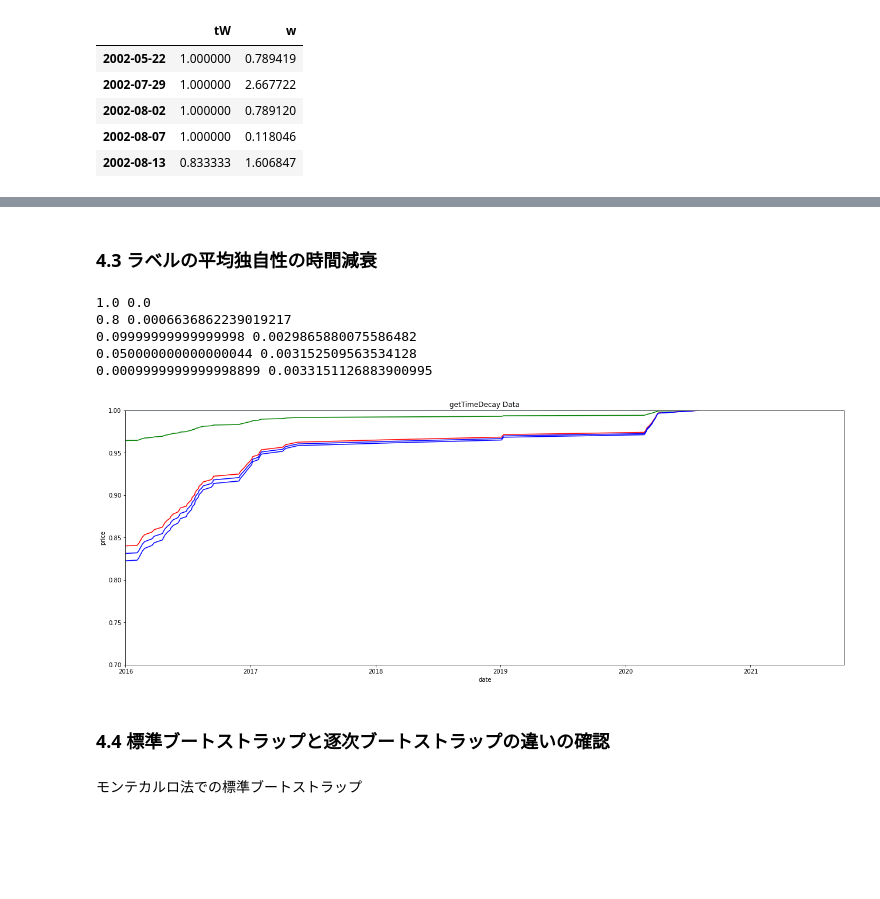
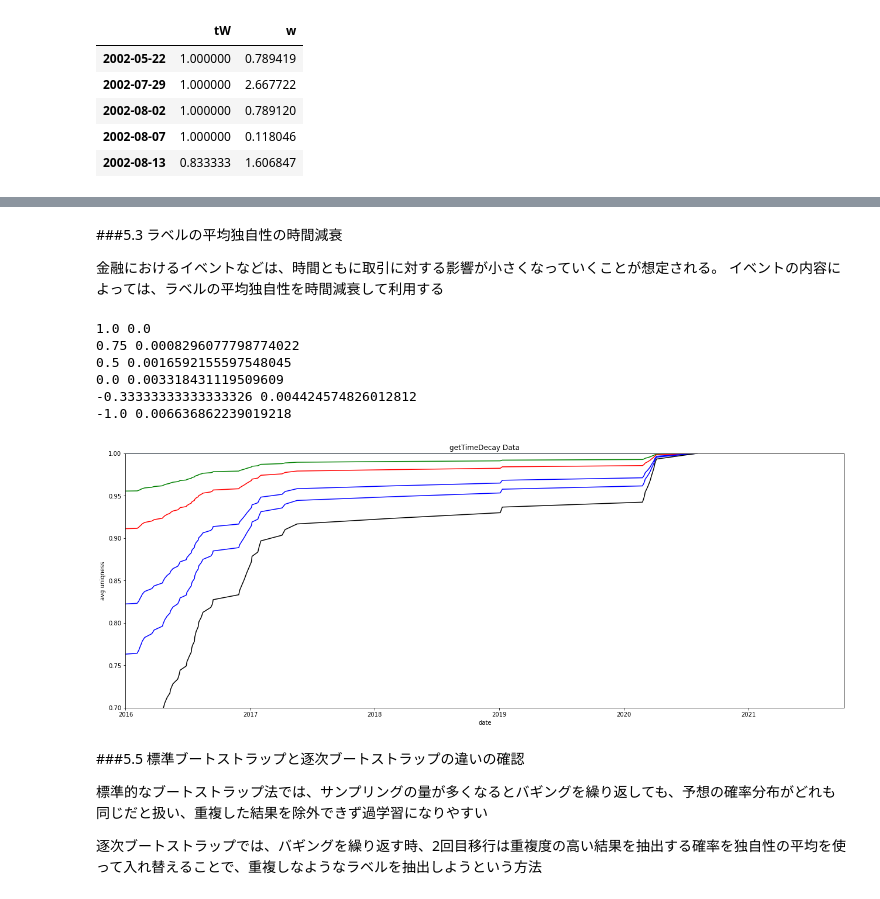
Before and after one commit to ktsuchida11/AIWorkshop202110, a Jupyter notebook: fin_ml_chapter4.ipynb, the cells around one changed output, grey strips where cells are left out. Cells and saved outputs as stored; diff of their text form; code cells hidden in the pictures; blank space fills up the shorter version.

```diff
--- a/fin_ml_chapter4.ipynb
+++ b/fin_ml_chapter4.ipynb
@@ -776,0 +794,22 @@ out.reset_index(drop=True).plot(subplots=True, alpha=0.5, ax=ax);
+# %%
+#fig, ax = plt.subplots(figsize=(9,6))
+#out.reset_index(drop=True).plot(subplots=True, alpha=0.5, ax=ax);
+#plt.show()
+
+# グラフ表示
+plt.rcParams["figure.figsize"] = figure_size
+plt.plot(out.index, out['tW'][:])
+plt.title("AVG Uniqness Label")
+plt.xlabel('date')
+plt.ylabel('uniqness')
+
+plt.show()
+
+# グラフ表示
+plt.rcParams["figure.figsize"] = figure_size
+plt.plot(out.index, out['w'][:],color="green")
+plt.title("Impotance Wegiht Label")
+plt.xlabel('date')
+plt.ylabel('label weight')
+
+plt.show()
@@ -777,34 +819,42 @@ out.reset_index(drop=True).plot(subplots=True, alpha=0.5, ax=ax);
 # %% [markdown]
-### 4.3 ラベルの平均独自性の時間減衰
+###5.3 ラベルの平均独自性の時間減衰
+
+金融におけるイベントなどは、時間ともに取引に対する影響が小さくなっていくことが想定される。
+イベントの内容によっては、ラベルの平均独自性を時間減衰して利用する
 # %%
 timedcay1 = getTimeDecay(out.tW,1)
-timedcay08 = getTimeDecay(out.tW,0.8)
-timedcay06 = getTimeDecay(out.tW,0.1)
-timedcay04 = getTimeDecay(out.tW,0.05)
-timedcay02 = getTimeDecay(out.tW,0.001)
+timedcay2 = getTimeDecay(out.tW,0.75)
+timedcay3 = getTimeDecay(out.tW,0.5)
+timedcay4 = getTimeDecay(out.tW,0.0)
+timedcay5 = getTimeDecay(out.tW,-0.25)
+timedcay6 = getTimeDecay(out.tW,-0.5)
 
 # グラフ表示
 plt.rcParams["figure.figsize"] = figure_size
 plt.plot(timedcay1.index, timedcay1[:])
-plt.plot(timedcay08.index, timedcay08[:],color="green")
-plt.plot(timedcay06.index, timedcay06[:],color="red")
-plt.plot(timedcay04.index, timedcay04[:],color="blue")
-plt.plot(timedcay02.index, timedcay02[:],color="blue")
+plt.plot(timedcay2.index, timedcay2[:],color="green")
+plt.plot(timedcay3.index, timedcay3[:],color="red")
+plt.plot(timedcay4.index, timedcay4[:],color="blue")
+plt.plot(timedcay5.index, timedcay5[:],color="blue")
+plt.plot(timedcay6.index, timedcay6[:],color="black")
 plt.title("getTimeDecay Data")
 plt.xlabel('date')
 plt.xlim([xmin,xmax])
 plt.ylim([0.7,1])
-plt.ylabel('ラベルの平均独自性')
+plt.ylabel('avg uniqness')
 
 plt.show()
 # %% [output]
 1.0 0.0
-0.8 0.0006636862239019217
-0.09999999999999998 0.0029865880075586482
-0.050000000000000044 0.003152509563534128
-0.0009999999999998899 0.0033151126883900995
+0.75 0.0008296077798774022
+0.5 0.0016592155597548045
+0.0 0.003318431119509609
+-0.33333333333333326 0.004424574826012812
+-1.0 0.006636862239019218
-[figure, old version]
+[figure, new version]
-# %% [markdown]
-### 4.4 標準ブートストラップと逐次ブートストラップの違いの確認
-# %% [markdown]
-モンテカルロ法での標準ブートストラップ
+# %% [markdown]
+###5.5 標準ブートストラップと逐次ブートストラップの違いの確認
+
+標準的なブートストラップ法では、サンプリングの量が多くなるとバギングを繰り返しても、予想の確率分布がどれも同じだと扱い、重複した結果を除外できず過学習になりやすい
+
+逐次ブートストラップでは、バギングを繰り返す時、2回目移行は重複度の高い結果を抽出する確率を独自性の平均を使って入れ替えることで、重複しなようなラベルを抽出しようという方法
```
Also changed, not shown: parts of 31 cells of this notebook.
